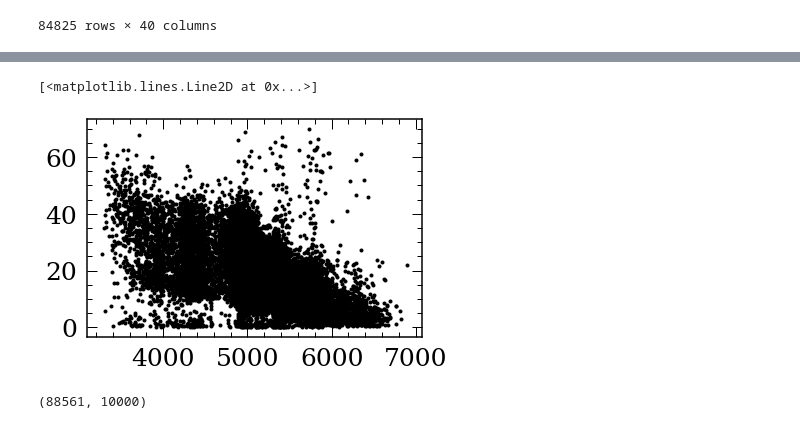
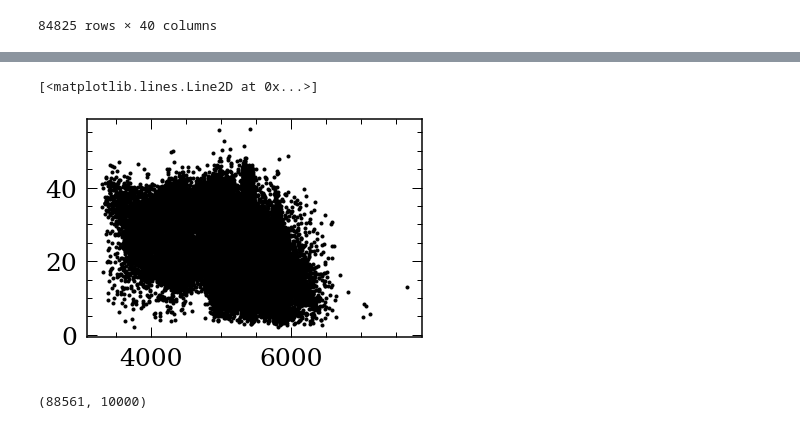
Before and after one commit to lyx12311/KeplerAges, a Jupyter notebook: TravisAges.ipynb, the cells around one changed output, grey strips where cells are left out. Drawn from its saved outputs; the diff is of its cells as text; code cells hidden in the pictures.

```diff
--- a/TravisAges.ipynb
+++ b/TravisAges.ipynb
@@ -721,12 +1023,13 @@ list(pd.read_pickle('NewData/RvarVP_MS_150_w015_bin.pkl').columns)
  'age',
  'age_err']
 # %%
-df=pd.read_pickle('NewData/RvarVP_MS_150_w015_bin.pkl')
+#df=pd.read_pickle('NewData/RvarVP_MS_150_w015_bin.pkl')
+df=pd.read_pickle('KinageAllKepler.pkl')
 # %%
-plt.plot(df['teff_val'],df['Prot'],'k.')
+plt.plot(df['teff_val'],df['Prot_predict'],'k.')
 # %% [output]
 [<matplotlib.lines.Line2D at 0x...>]
-[figure, old version]
+[figure, new version]
 # %%
 def getVs(px,pmra,pmdec,ra,dec):
     """ Calculates tangential velocity (v_tan) and vertical velocity proximation (v_b).
```
Also changed, not shown: parts of 42 cells of this notebook, 16 other files.
